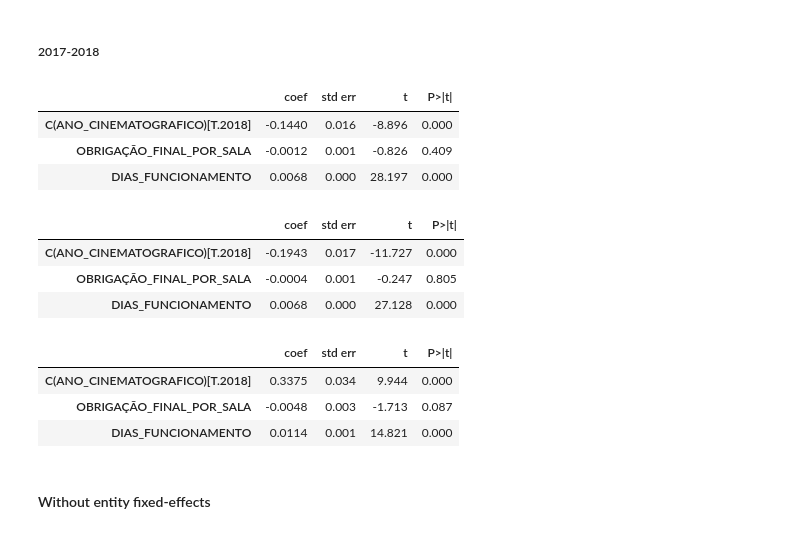
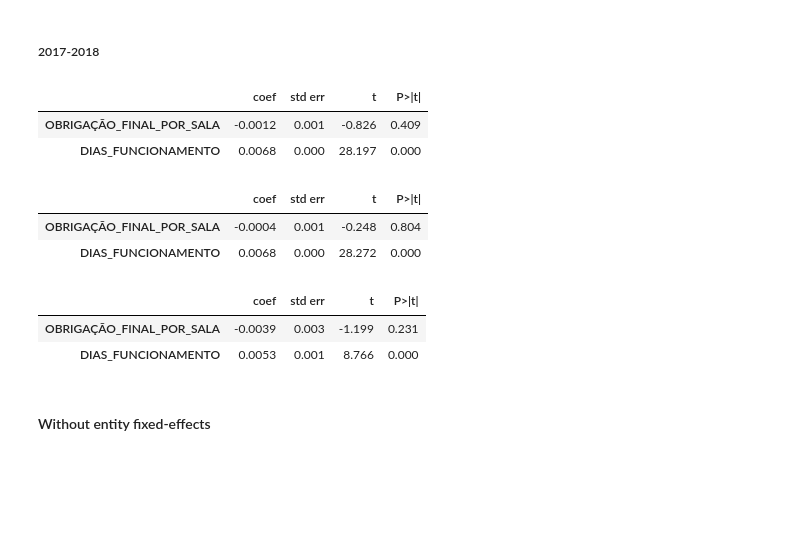
Before and after one commit to p-aldighieri/screenquotas, a Jupyter notebook: REDUCED-FORM Regressions.ipynb, the cells around one changed output. Drawn from its saved outputs; the diff is of its cells as text; code cells hidden in the pictures; blank space fills up the shorter version.

```diff
--- a/REDUCED-FORM Regressions.ipynb
+++ b/REDUCED-FORM Regressions.ipynb
@@ -97,26 +91,23 @@ reg_n5 = smf.ols(formula = formul, data=data[1]).fit()
 # Brazilian
 reg_n6 = smf.ols(formula = formul, data=data[2]).fit()
 # %%
-pd.read_html(reg_n4.summary().tables[1].as_html(),header=0,index_col=0)[0].iloc[-3:,:-2]
+pd.read_html(reg_n4.summary().tables[1].as_html(),header=0,index_col=0)[0].iloc[-2:,:-2]
 # %% [output]
 |  | coef | std err | t | P>|t| |
-| C(ANO_CINEMATOGRAFICO)[T.2018] | -0.1440 | 0.016 | -8.896 | 0.000 |
 | OBRIGAÇÃO_FINAL_POR_SALA | -0.0012 | 0.001 | -0.826 | 0.409 |
 | DIAS_FUNCIONAMENTO | 0.0068 | 0.000 | 28.197 | 0.000 |
 # %%
-pd.read_html(reg_n5.summary().tables[1].as_html(),header=0,index_col=0)[0].iloc[-3:,:-2]
+pd.read_html(reg_n5.summary().tables[1].as_html(),header=0,index_col=0)[0].iloc[-2:,:-2]
 # %% [output]
 |  | coef | std err | t | P>|t| |
-| C(ANO_CINEMATOGRAFICO)[T.2018] | -0.1943 | 0.017 | -11.727 | 0.000 |
-| OBRIGAÇÃO_FINAL_POR_SALA | -0.0004 | 0.001 | -0.247 | 0.805 |
-| DIAS_FUNCIONAMENTO | 0.0068 | 0.000 | 27.128 | 0.000 |
+| OBRIGAÇÃO_FINAL_POR_SALA | -0.0004 | 0.001 | -0.248 | 0.804 |
+| DIAS_FUNCIONAMENTO | 0.0068 | 0.000 | 28.272 | 0.000 |
 # %%
-pd.read_html(reg_n6.summary().tables[1].as_html(),header=0,index_col=0)[0].iloc[-3:,:-2]
+pd.read_html(reg_n6.summary().tables[1].as_html(),header=0,index_col=0)[0].iloc[-2:,:-2]
 # %% [output]
 |  | coef | std err | t | P>|t| |
-| C(ANO_CINEMATOGRAFICO)[T.2018] | 0.3375 | 0.034 | 9.944 | 0.000 |
-| OBRIGAÇÃO_FINAL_POR_SALA | -0.0048 | 0.003 | -1.713 | 0.087 |
-| DIAS_FUNCIONAMENTO | 0.0114 | 0.001 | 14.821 | 0.000 |
+| OBRIGAÇÃO_FINAL_POR_SALA | -0.0039 | 0.003 | -1.199 | 0.231 |
+| DIAS_FUNCIONAMENTO | 0.0053 | 0.001 | 8.766 | 0.000 |
 # %% [markdown]
 #### Without entity fixed-effects
 # %% [markdown]
```
Also changed, not shown: parts of 145 cells of this notebook, 7 other files.
